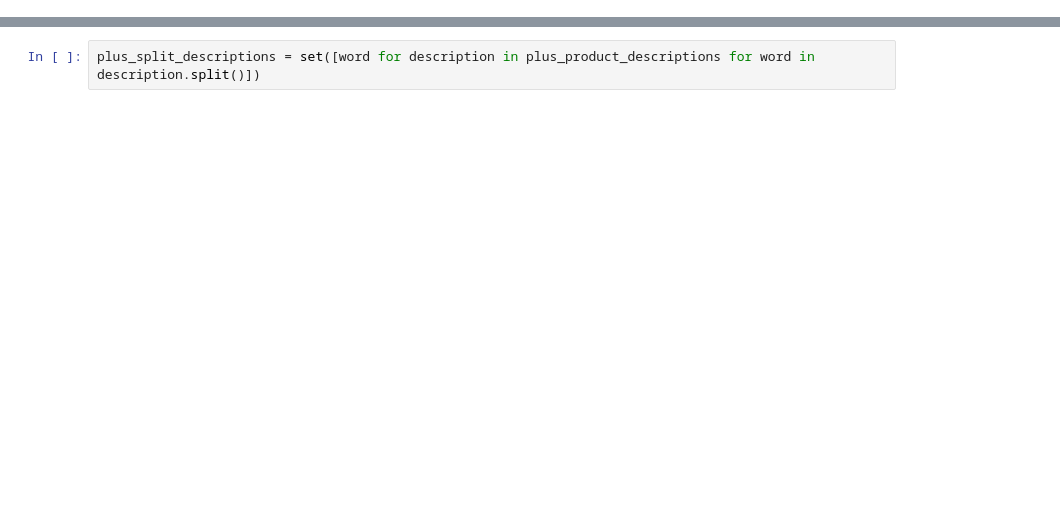
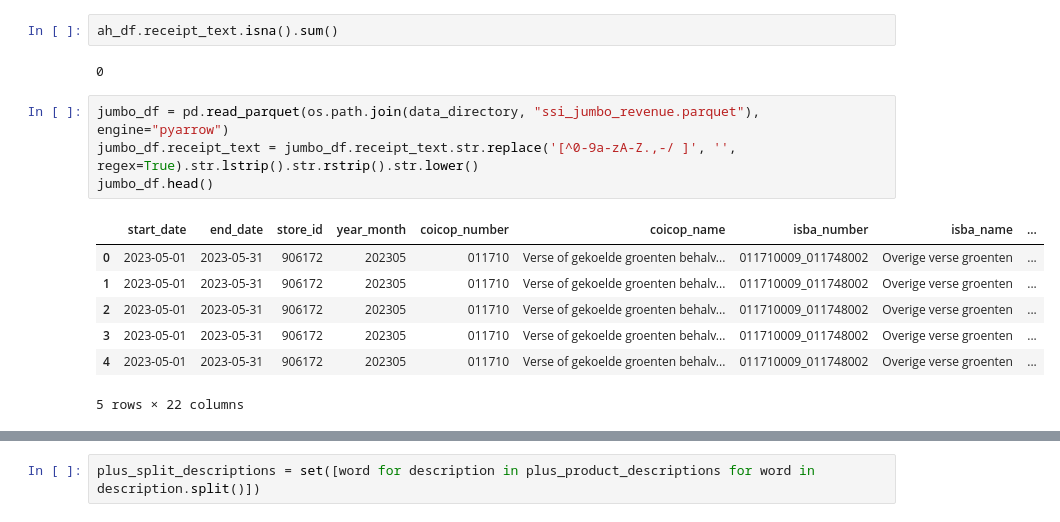
Before and after one commit to ssi-wp3/ssi-wp3, a Jupyter notebook: Notebooks/12 - Product overlap.ipynb, the cells around one changed output, grey strips where cells are left out. Saved outputs shown, nothing was run; the diff lists cells and outputs as text; blank space fills up the shorter version.

```diff
--- a/Notebooks/12 - Product overlap.ipynb
+++ b/Notebooks/12 - Product overlap.ipynb
@@ -25,0 +101,16 @@ plus_df.head()
+# %%
+ah_df.receipt_text.isna().sum()
+# %% [output]
+0
+# %%
+jumbo_df = pd.read_parquet(os.path.join(data_directory, "ssi_jumbo_revenue.parquet"), engine="pyarrow")
+jumbo_df.receipt_text = jumbo_df.receipt_text.str.replace('[^0-9a-zA-Z.,-/ ]', '', regex=True).str.lstrip().str.rstrip().str.lower()
+jumbo_df.head()
+# %% [output]
+|  | start_date | end_date | store_id | year_month | coicop_number | coicop_name | isba_number | isba_name | ... |
+| 0 | 2023-05-01 | 2023-05-31 | 906172 | 202305 | 011710 | Verse of gekoelde groenten behalv... | 011710009_011748002 | Overige verse groenten | ... |
+| 1 | 2023-05-01 | 2023-05-31 | 906172 | 202305 | 011710 | Verse of gekoelde groenten behalv... | 011710009_011748002 | Overige verse groenten | ... |
+| 2 | 2023-05-01 | 2023-05-31 | 906172 | 202305 | 011710 | Verse of gekoelde groenten behalv... | 011710009_011748002 | Overige verse groenten | ... |
+| 3 | 2023-05-01 | 2023-05-31 | 906172 | 202305 | 011710 | Verse of gekoelde groenten behalv... | 011710009_011748002 | Overige verse groenten | ... |
+| 4 | 2023-05-01 | 2023-05-31 | 906172 | 202305 | 011710 | Verse of gekoelde groenten behalv... | 011710009_011748002 | Overige verse groenten | ... |
+5 rows × 22 columns
```
Also changed, not shown: parts of 51 cells of this notebook, 1 other file.
